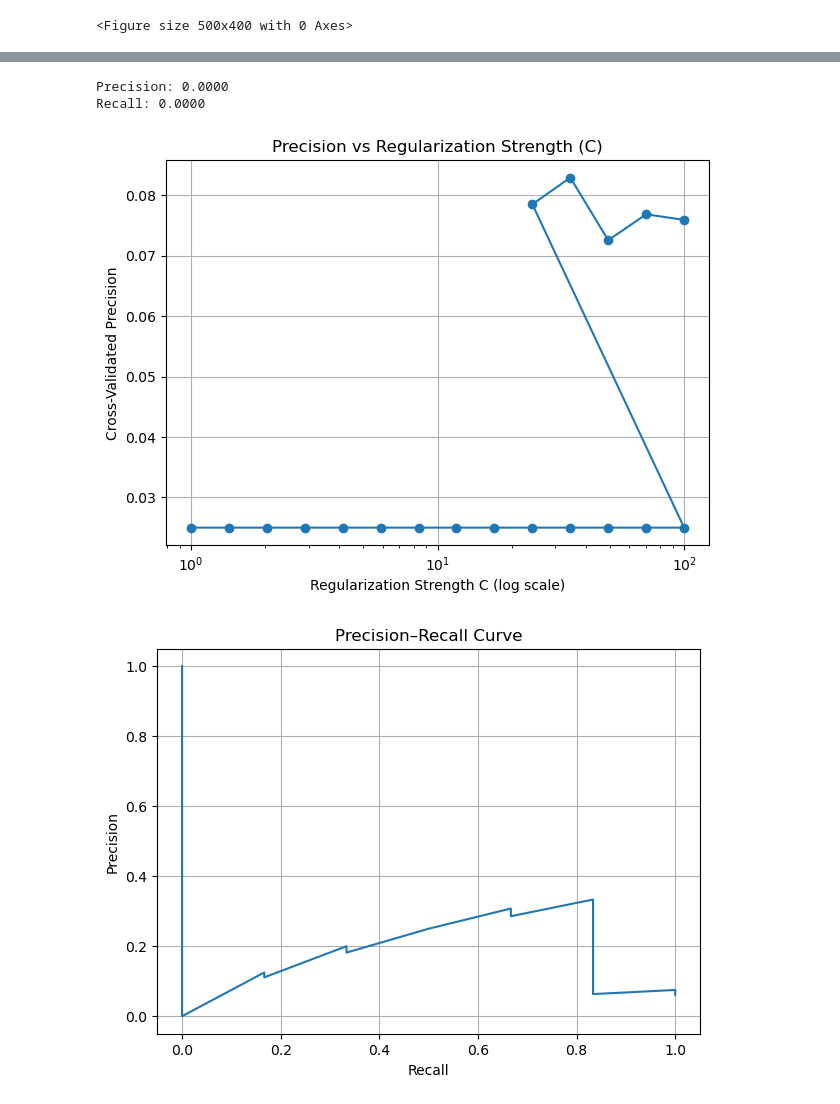
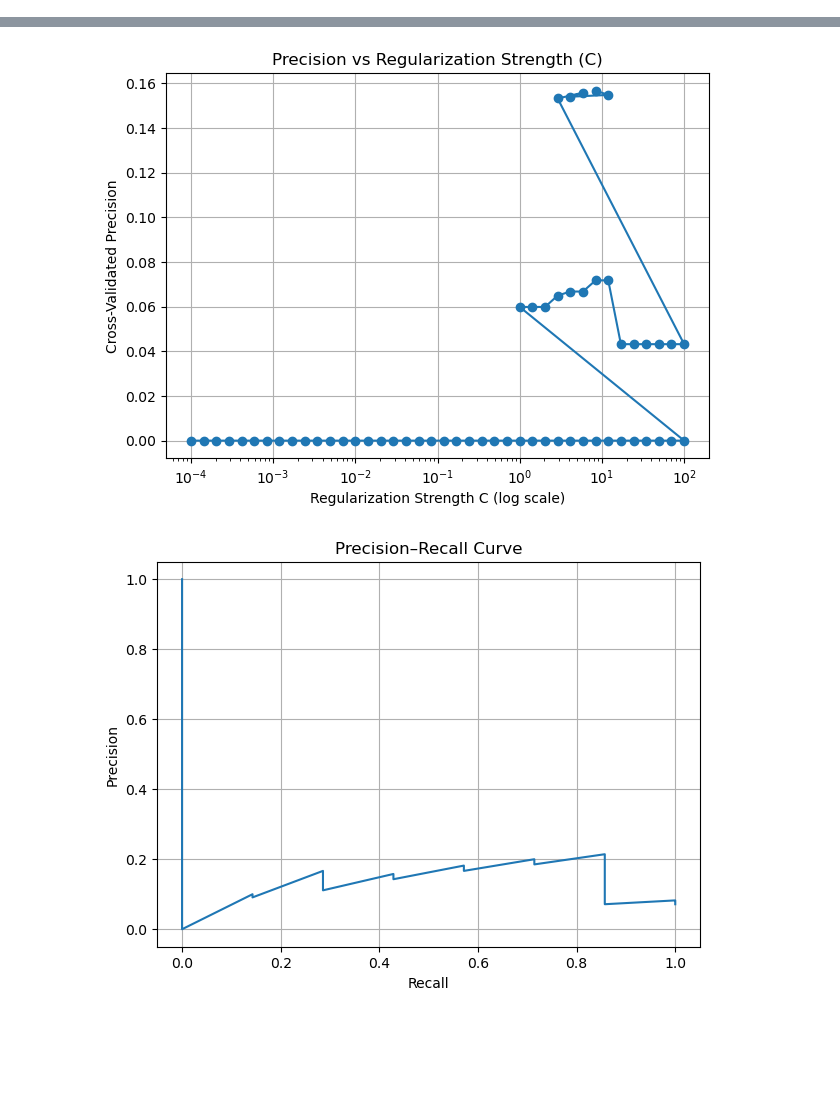
Before and after one commit to Fderick/UMPredict, a Jupyter notebook: UMPredict/UMP_Example.ipynb, the cells around one changed output, grey strips where cells are left out. Cells and saved outputs as stored; diff of their text form; code cells hidden in the pictures; blank space fills up the shorter version.

Commit message:
Fixed yong data

```diff
--- a/UMPredict/UMP_Example.ipynb
+++ b/UMPredict/UMP_Example.ipynb
@@ -8,13 +8,12 @@ import os
 # %%
 
 
-data = u.extract_data(UMP_threshold=-3.75)
+data = u.extract_data(UMP_threshold=-3.5)
 
 display(data)
 
-features_and_label = ['Teff', 'NUVDered','colorColorY','UMP_flag']
-#features_and_label = ['Teff', 'bp_rp_dered', 'colorColorY','UMP_flag'] #add logg once we figure out NaNs
-
+features_and_label = ['Teff', 'NUVDered','logg','bp_rp_dered','UMP_flag']
+#features_and_label = ['Teff','logg', 'bp_rp_dered', 'colorColorY','UMP_flag']
 selected_data = data[features_and_label].copy()
 
 #remove all rows where logg is Nan
@@ -281,7 +280,7 @@ def UMP_predictor_model(X_train, y_train, X_valid, y_valid, target_precision=0.9
     return best_model, best_threshold
 # %%
 # Assuming you already have X_train_scaled, X_val_scaled, y_train, y_val
-best_model,best_threshold = UMP_predictor_model(x_train, y_train, x_val, y_val,target_precision=0.70)
+best_model,best_threshold = UMP_predictor_model(x_train, y_train, x_val, y_val,target_precision=0.60)
 # %% [output]
 n_iterations: 3
 n_required_iterations: 4
@@ -345 +313,0 @@ Selected Threshold = 0.956
-<Figure size 500x400 with 0 Axes>
@@ -347,7 +314,5 @@ Selected Threshold = 0.956
-Precision: 0.0000
-Recall: 0.0000
-[figure, old version]
+[figure, new version]
-[figure, old version]
+[figure, new version]
 # %%
 from sklearn.metrics import confusion_matrix, precision_score, recall_score
 import numpy as np
```
Also changed, not shown: parts of 4 cells of this notebook, 1 other file.
